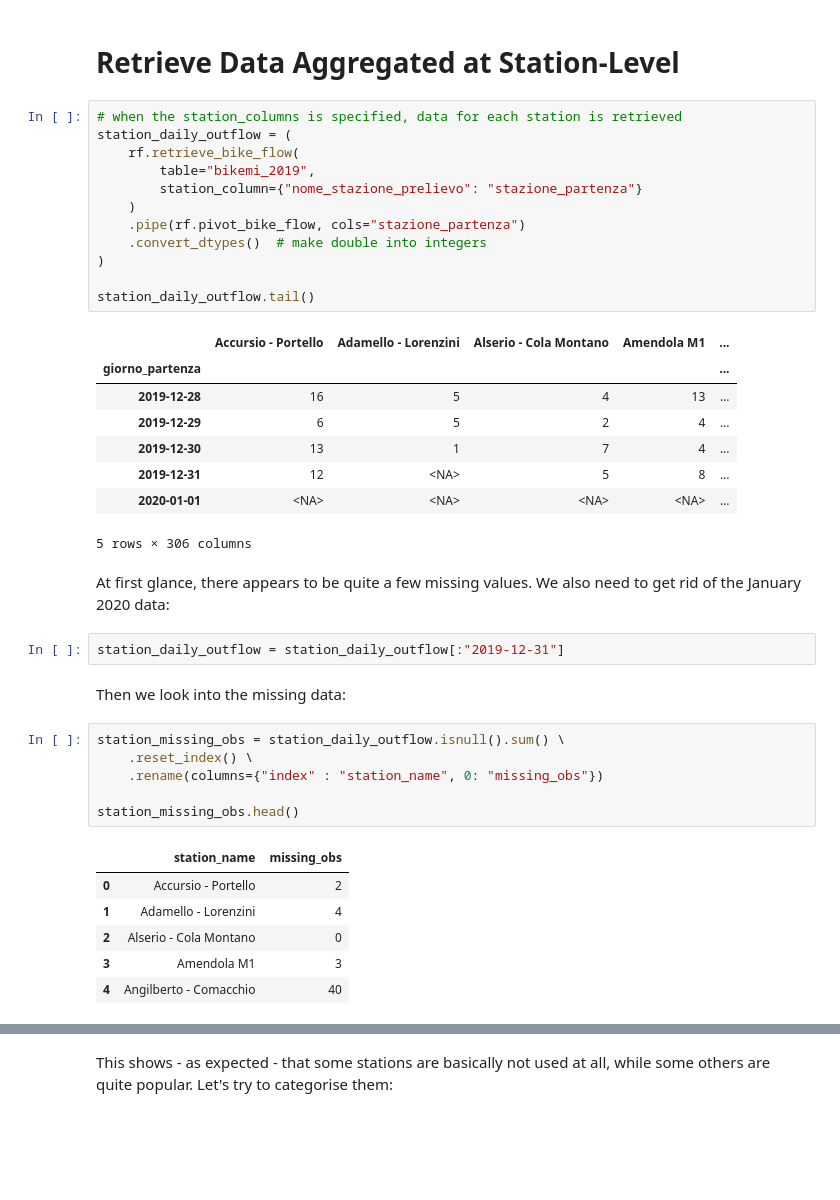
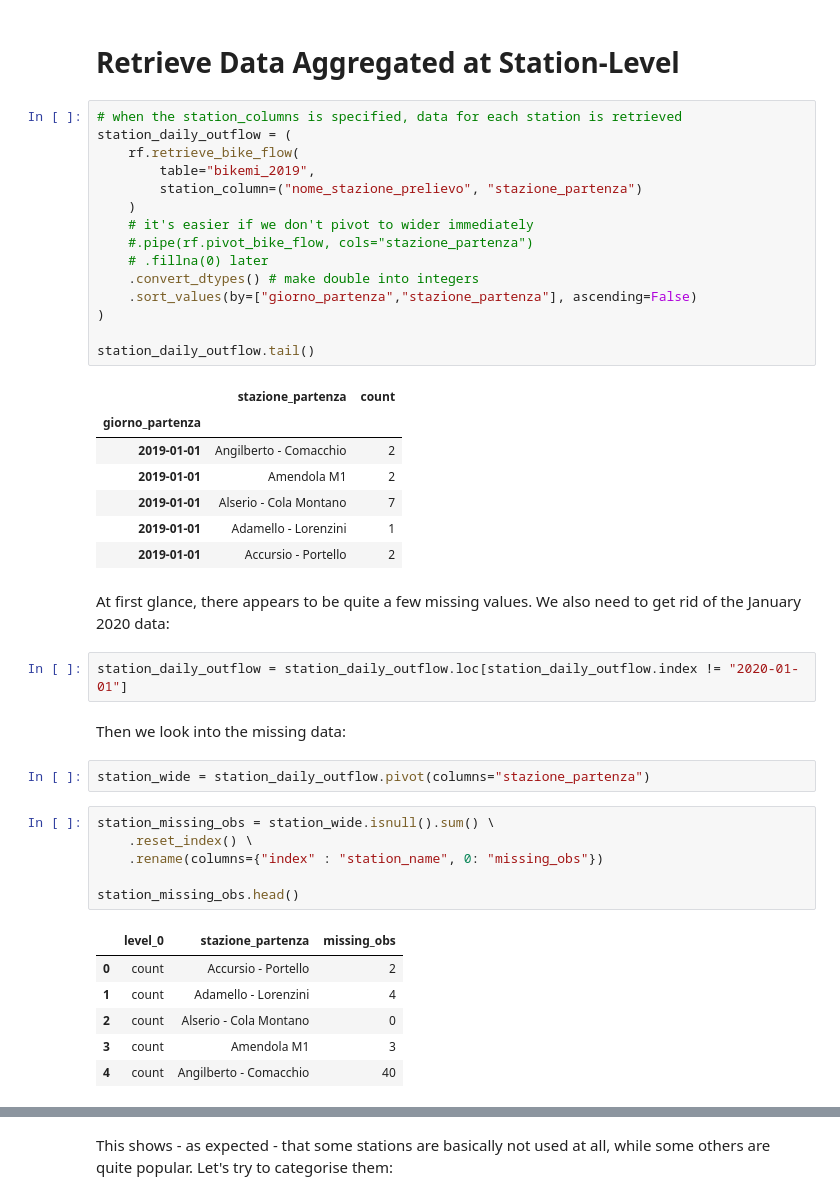
Before and after one commit to toscasterre/thesis-forecasting, a Jupyter notebook: notebooks/01_retrieve_data.ipynb, the cells around one changed output, grey strips where cells are left out. Saved outputs shown, nothing was run; the diff lists cells and outputs as text; blank space fills up the shorter version.

Commit message:
exported station data in long format

```diff
--- a/notebooks/01_retrieve_data.ipynb
+++ b/notebooks/01_retrieve_data.ipynb
@@ -118,43 +119,47 @@ daily_outflow[:"2019-12-31"].to_csv("../data/bikemi_csv/daily_outflow.csv")
 # %%
 # when the station_columns is specified, data for each station is retrieved
 station_daily_outflow = (
     rf.retrieve_bike_flow(
         table="bikemi_2019",
-        station_column={"nome_stazione_prelievo": "stazione_partenza"}
+        station_column=("nome_stazione_prelievo", "stazione_partenza")
     )
-    .pipe(rf.pivot_bike_flow, cols="stazione_partenza")
-    .convert_dtypes()  # make double into integers
+    # it's easier if we don't pivot to wider immediately
+    #.pipe(rf.pivot_bike_flow, cols="stazione_partenza")
+    # .fillna(0) later
+    .convert_dtypes() # make double into integers
+    .sort_values(by=["giorno_partenza","stazione_partenza"], ascending=False)
 )
 
 station_daily_outflow.tail()
 # %% [output]
-|  | Accursio - Portello | Adamello - Lorenzini | Alserio - Cola Montano | Amendola M1 | ... |
-| giorno_partenza |  |  |  |  | ... |
-| 2019-12-28 | 16 | 5 | 4 | 13 | ... |
-| 2019-12-29 | 6 | 5 | 2 | 4 | ... |
-| 2019-12-30 | 13 | 1 | 7 | 4 | ... |
-| 2019-12-31 | 12 | <NA> | 5 | 8 | ... |
-| 2020-01-01 | <NA> | <NA> | <NA> | <NA> | ... |
+|  | stazione_partenza | count |
+| giorno_partenza |  |  |
+| 2019-01-01 | Angilberto - Comacchio | 2 |
+| 2019-01-01 | Amendola M1 | 2 |
+| 2019-01-01 | Alserio - Cola Montano | 7 |
+| 2019-01-01 | Adamello - Lorenzini | 1 |
+| 2019-01-01 | Accursio - Portello | 2 |
-5 rows × 306 columns
 # %% [markdown]
 At first glance, there appears to be quite a few missing values. We also need to get rid of the January 2020 data:
-# %%
-station_daily_outflow = station_daily_outflow[:"2019-12-31"]
+# %%
+station_daily_outflow = station_daily_outflow.loc[station_daily_outflow.index != "2020-01-01"]
 # %% [markdown]
 Then we look into the missing data:
+# %%
+station_wide = station_daily_outflow.pivot(columns="stazione_partenza")
 # %%
-station_missing_obs = station_daily_outflow.isnull().sum() \
+station_missing_obs = station_wide.isnull().sum() \
     .reset_index() \
     .rename(columns={"index" : "station_name", 0: "missing_obs"})
 
 station_missing_obs.head()
 # %% [output]
-|  | station_name | missing_obs |
-| 0 | Accursio - Portello | 2 |
-| 1 | Adamello - Lorenzini | 4 |
-| 2 | Alserio - Cola Montano | 0 |
-| 3 | Amendola M1 | 3 |
-| 4 | Angilberto - Comacchio | 40 |
+|  | level_0 | stazione_partenza | missing_obs |
+| 0 | count | Accursio - Portello | 2 |
+| 1 | count | Adamello - Lorenzini | 4 |
+| 2 | count | Alserio - Cola Montano | 0 |
+| 3 | count | Amendola M1 | 3 |
+| 4 | count | Angilberto - Comacchio | 40 |
 # %%
 station_missing_obs["pct_missing"] = station_missing_obs["missing_obs"] / 366 * 100
 
```
Also changed, not shown: parts of 8 cells of this notebook, 2 other files.
